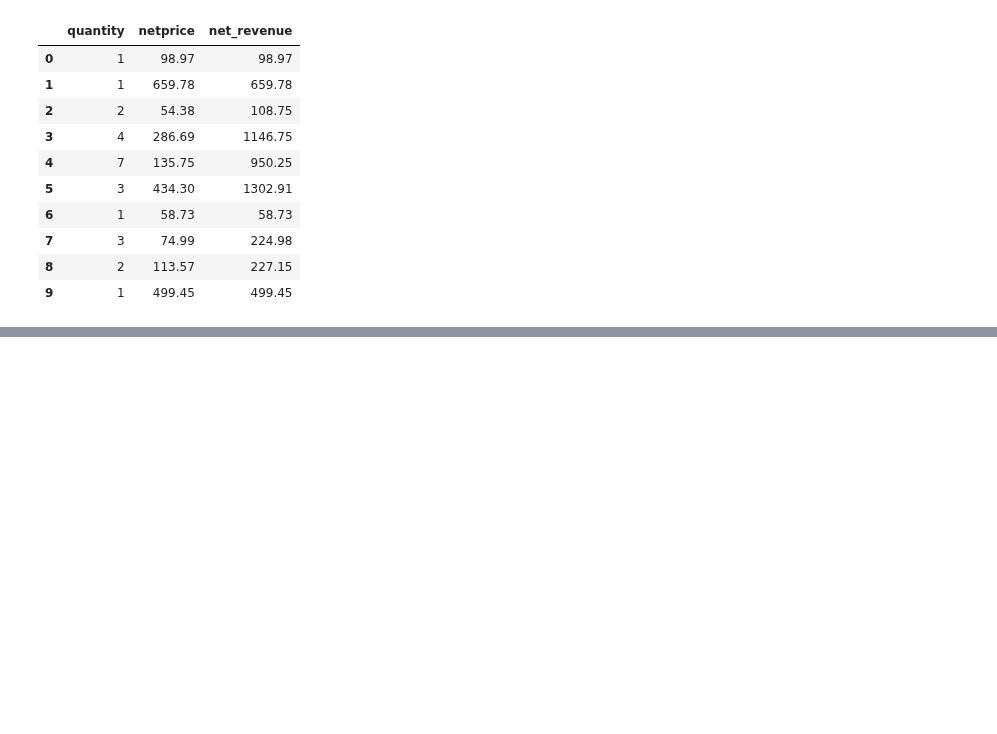
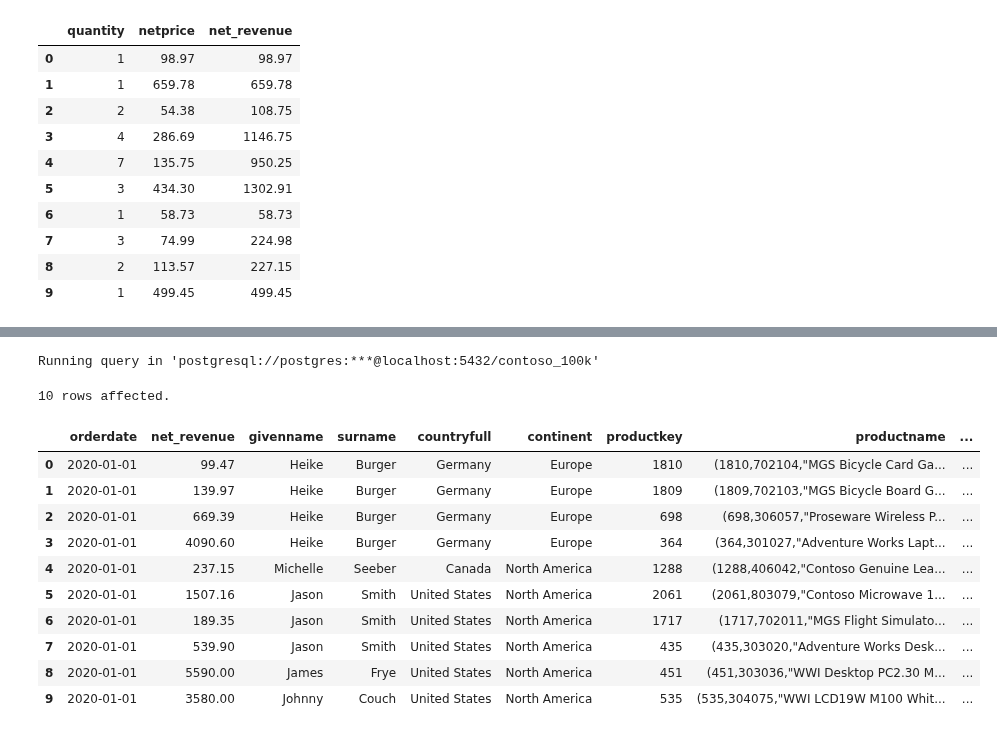
Before and after one commit to Chinedu-analysis/Chinedu-analysis, a Jupyter notebook: Resources/Blank_SQL_Notebook.ipynb, the cells around one changed output, grey strips where cells are left out. Cells and saved outputs as stored; diff of their text form; code cells hidden in the pictures; blank space fills up the shorter version.

```diff
--- a/Resources/Blank_SQL_Notebook.ipynb
+++ b/Resources/Blank_SQL_Notebook.ipynb
@@ -129,0 +176,34 @@ Running query in 'postgresql://postgres:***@localhost:5432/contoso_100k'
+# %%
+%%sql
+
+Select
+  s.orderdate,
+  s.quantity * s.netprice * s.exchangerate as net_revenue,
+  c.givenname,
+  c.surname,
+  c.countryfull,
+  c.continent,
+  p.productkey,
+  p productname,
+  p.categoryname,
+  p.subcategoryname
+From sales s
+Left join customer c on s.customerkey = c.customerkey
+Left join product p on s.productkey = p.productkey
+Where
+  Cast(orderdate as date) >= '2020-01-01'
+Limit 10
+# %% [output]
+Running query in 'postgresql://postgres:***@localhost:5432/contoso_100k'
+10 rows affected.
+|  | orderdate | net_revenue | givenname | surname | countryfull | continent | productkey | productname | ... |
+| 0 | 2020-01-01 | 99.47 | Heike | Burger | Germany | Europe | 1810 | (1810,702104,"MGS Bicycle Card Ga... | ... |
+| 1 | 2020-01-01 | 139.97 | Heike | Burger | Germany | Europe | 1809 | (1809,702103,"MGS Bicycle Board G... | ... |
+| 2 | 2020-01-01 | 669.39 | Heike | Burger | Germany | Europe | 698 | (698,306057,"Proseware Wireless P... | ... |
+| 3 | 2020-01-01 | 4090.60 | Heike | Burger | Germany | Europe | 364 | (364,301027,"Adventure Works Lapt... | ... |
+| 4 | 2020-01-01 | 237.15 | Michelle | Seeber | Canada | North America | 1288 | (1288,406042,"Contoso Genuine Lea... | ... |
+| 5 | 2020-01-01 | 1507.16 | Jason | Smith | United States | North America | 2061 | (2061,803079,"Contoso Microwave 1... | ... |
+| 6 | 2020-01-01 | 189.35 | Jason | Smith | United States | North America | 1717 | (1717,702011,"MGS Flight Simulato... | ... |
+| 7 | 2020-01-01 | 539.90 | Jason | Smith | United States | North America | 435 | (435,303020,"Adventure Works Desk... | ... |
+| 8 | 2020-01-01 | 5590.00 | James | Frye | United States | North America | 451 | (451,303036,"WWI Desktop PC2.30 M... | ... |
+| 9 | 2020-01-01 | 3580.00 | Johnny | Couch | United States | North America | 535 | (535,304075,"WWI LCD19W M100 Whit... | ... |
```
Also changed, not shown: parts of 3 cells of this notebook.
